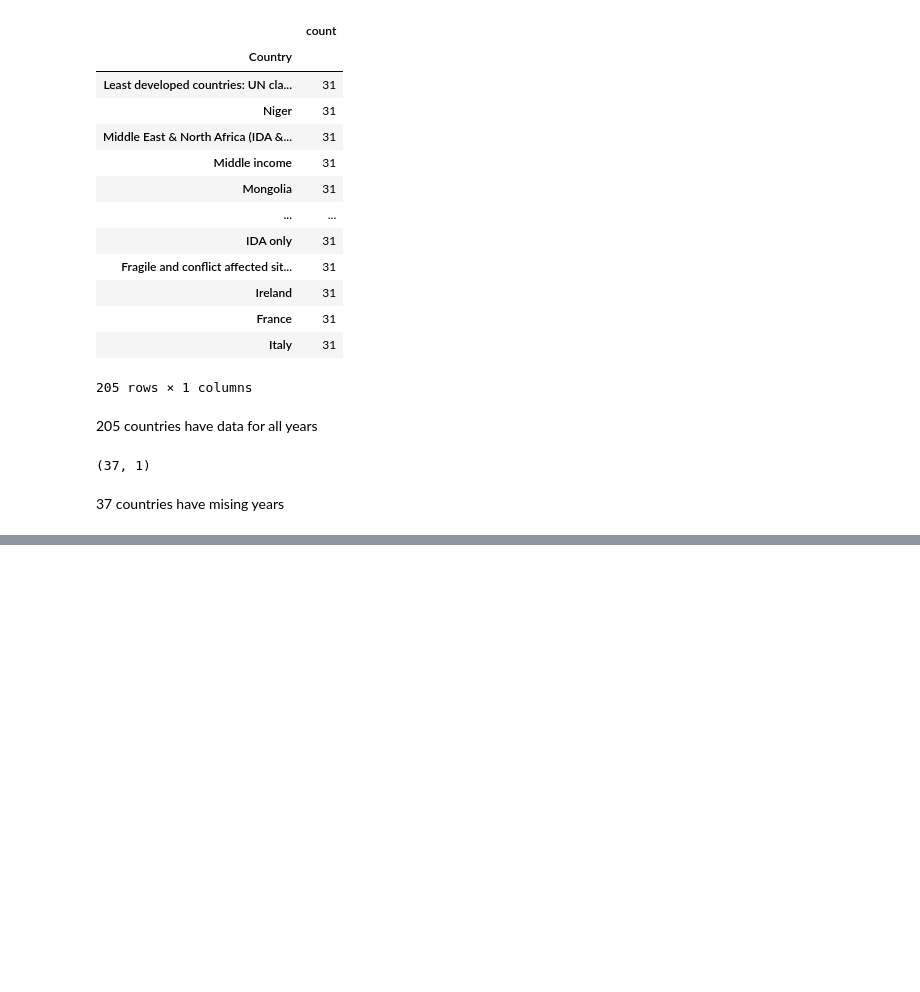
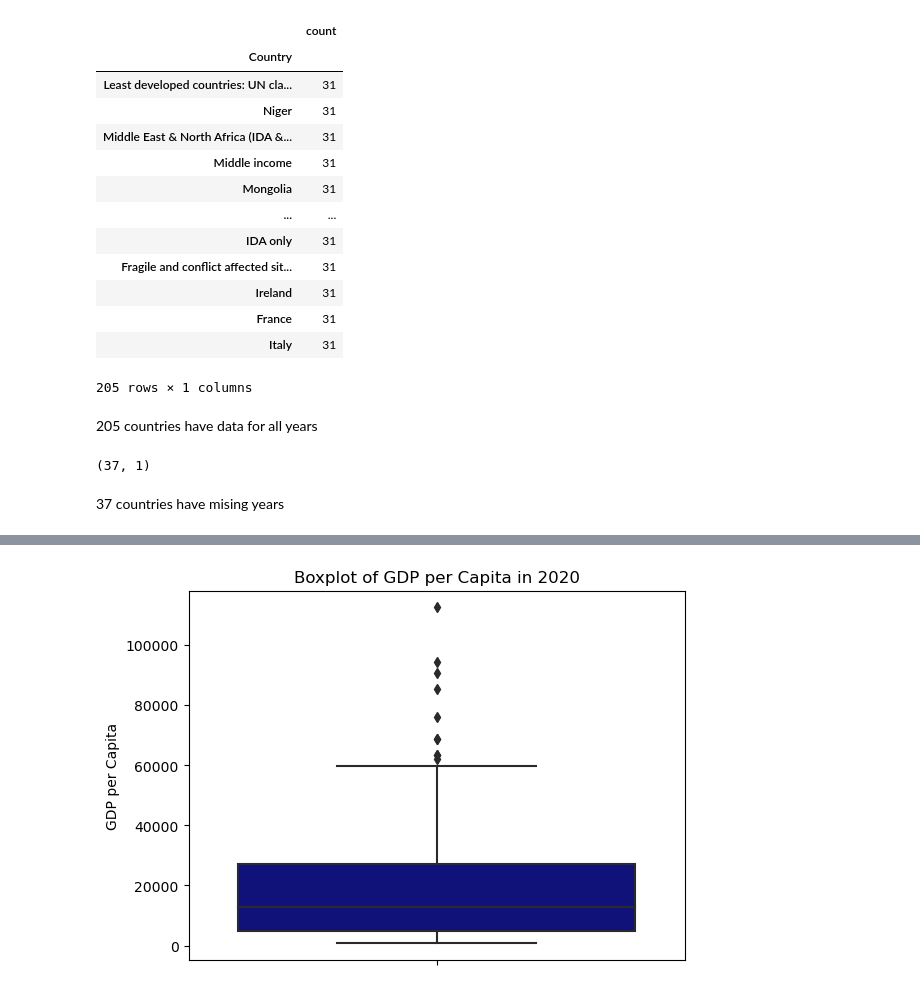
Before and after one commit to NSS-Full-Time-Data-Analytics-11/un-project-roaayousif, a Jupyter notebook: notebooks/un_project .ipynb, the cells around one changed output, grey strips where cells are left out. Cells and saved outputs as stored; diff of their text form; code cells hidden in the pictures; blank space fills up the shorter version.

```diff
--- a/notebooks/un_project .ipynb
+++ b/notebooks/un_project .ipynb
@@ -122,0 +174,7 @@ missing_years.shape
+# %%
+sns.boxplot(gdp_df, y='GDP_Per_Capita', color='darkblue')
+plt.title('Boxplot of GDP per Capita in 2020')
+plt.ylabel('GDP per Capita')
+plt.show()
+# %% [output]
+[figure, added]
```
Also changed, not shown: parts of 9 cells of this notebook.
